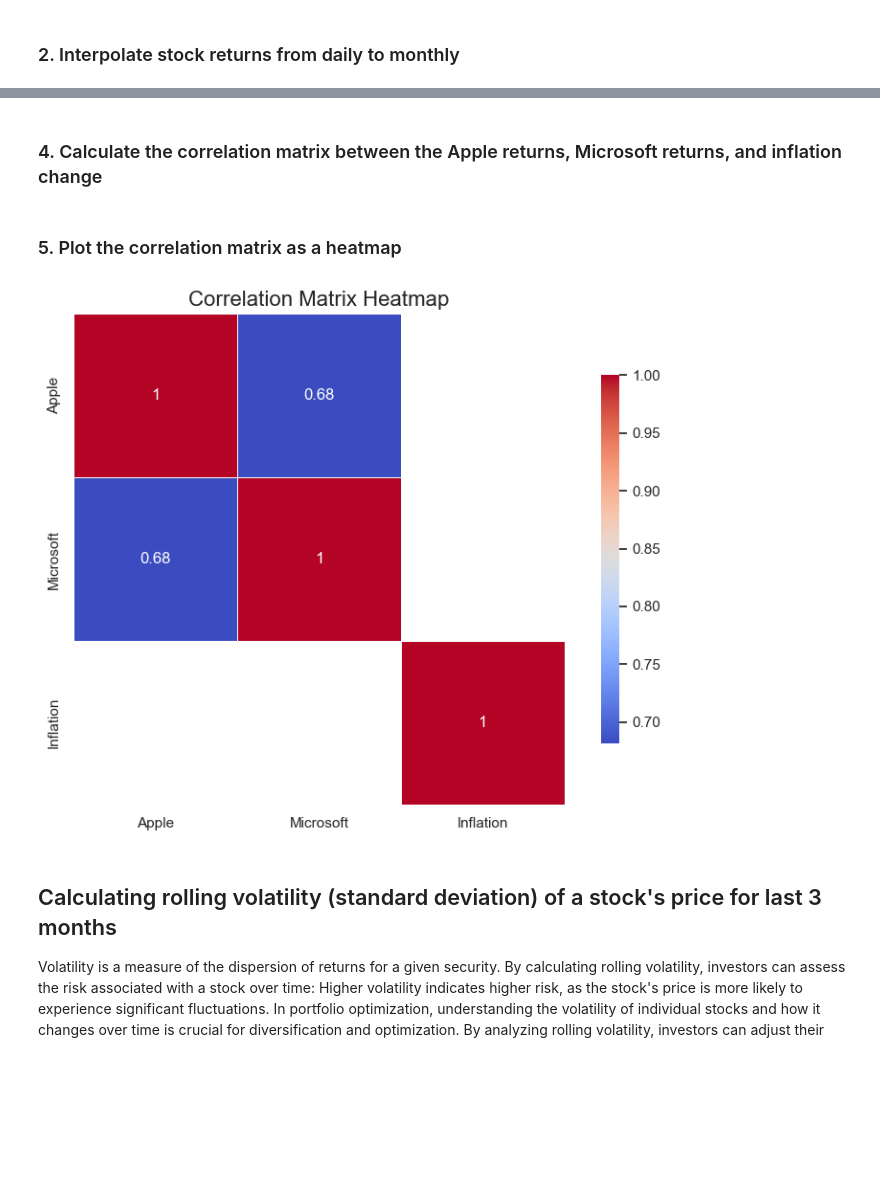
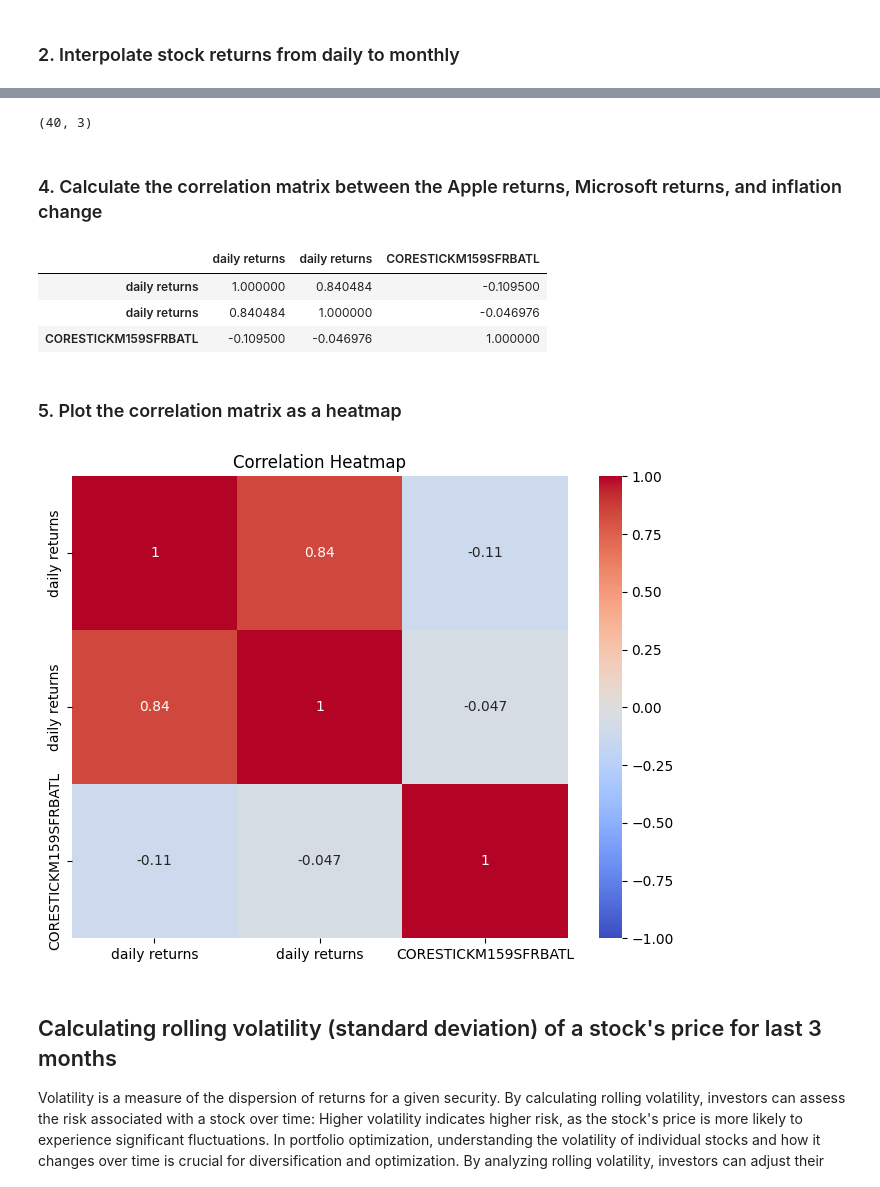
Before and after one commit to bigboy92/fend-matching-game, a Jupyter notebook: Preparing-for-data-analysis-project-student.ipynb, the cells around one changed output, grey strips where cells are left out. Saved outputs shown, nothing was run; the diff lists cells and outputs as text; code cells hidden in the pictures; blank space fills up the shorter version.

```diff
--- a/Preparing-for-data-analysis-project-student.ipynb
+++ b/Preparing-for-data-analysis-project-student.ipynb
@@ -340,8 +391,9 @@ This will require several steps:
 ### 1. Calculate returns for Microsoft / Apple and the monthly change in inflation
 # %%
 # Calculate daily returns for Apple and Microsoft and the percent change in inflation from month to month
-Apple_Returns= Historical_Price_Apple_without_missing_data['Close/Last'].pct_change()
-Microsoft_Returns= Historical_Price_Microsoft['Close/Last'].pct_change()
-Inflation_Returns= inflation_data['CORESTICKM159SFRBATL'].pct_change() * 100
+
+apple_df['daily returns'] = apple_df['Close/Last'].pct_change()
+microsoft_df['daily returns'] = microsoft_df['Close/Last'].pct_change()
+inflation_df['change in monthly inflation'] = inflation_df['CORESTICKM159SFRBATL'].pct_change()
 # %% [markdown]
 ### 2. Interpolate stock returns from daily to monthly
@@ -357,0 +400,3 @@ monthly_Microsoft = Historical_Price_Microsoft.resample('ME').interpolate(method
+# %%
+apple_df_monthly_resample = (apple_df['daily returns']+1).resample('ME').prod() -1
+microsoft_df_monthly_resample = (microsoft_df['daily returns'] +1).resample('ME').prod() - 1
@@ -358,12 +412,2 @@ monthly_Microsoft = Historical_Price_Microsoft.resample('ME').interpolate(method
 # %%
-Merge_the_dataframes = pd.merge(monthly_apple,monthly_Microsoft, on="Date", how="inner")
-Correlation_Apple_Microsoft = monthly_apple["Close/Last"].corr(monthly_Microsoft["Close/Last"])
-print(Correlation_Apple_Microsoft)
-plt.figure(figsize=(10, 6))
-sns.regplot(x=monthly_apple["Close/Last"], y=monthly_Microsoft["Close/Last"],
-            scatter_kws={'alpha':0.5}, line_kws={'color':'red'})
-plt.title("Plot of Daily Returns: Apple vs. Microsoft")
-plt.xlabel("Apple Daily Return")
-plt.ylabel("Microsoft Daily Return")
-plt.grid(True)
-plt.show()
+apple_microsoft_inflation_df = pd.concat([apple_df_monthly_resample,microsoft_df_monthly_resample,inflation_df_monthly],axis=1)
@@ -373,26 +414,34 @@ plt.show()
+# %%
+apple_microsoft_inflation_df = apple_microsoft_inflation_df.dropna()
+apple_microsoft_inflation_df.shape
+# %% [output]
+(40, 3)
 # %% [markdown]
 ### 4. Calculate the correlation matrix between the Apple returns, Microsoft returns, and inflation change
 # %%
 # Calculate correlation matrix
-Apple_Returns = Apple_Returns.rename("Apple")
-Microsoft_Returns = Microsoft_Returns.rename("Microsoft")
-Inflation_Returns = Inflation_Returns.rename("Inflation")
-apple_microsoft_inflation_returns = pd.concat([Apple_Returns, Microsoft_Returns, Inflation_Returns], axis=1)
-apple_microsoft_inflation_returns.dropna()
-correlation_matrix = apple_microsoft_inflation_returns.corr()
+apple_microsoft_inflation_df.corr()
+# %% [output]
+|  | daily returns | daily returns | CORESTICKM159SFRBATL |
+| daily returns | 1.000000 | 0.840484 | -0.109500 |
+| daily returns | 0.840484 | 1.000000 | -0.046976 |
+| CORESTICKM159SFRBATL | -0.109500 | -0.046976 | 1.000000 |
 # %% [markdown]
 ### 5. Plot the correlation matrix as a heatmap
 # %%
 # Plot heatmap
-sns.set(style="white")
+df = apple_microsoft_inflation_df
+
+# Calculate the correlation matrix
+correlation_matrix = df.corr()
+
+# Create a heatmap
 plt.figure(figsize=(8, 6))
-heatmap = sns.heatmap(correlation_matrix, annot=True, cmap="coolwarm", linewidths=0.5, square=True,cbar_kws={"shrink": 0.75})
-
-plt.title("Correlation Matrix Heatmap", fontsize=16)
-plt.tight_layout()  # Adjust layout for better spacing
+sns.heatmap(correlation_matrix, annot=True, cmap='coolwarm', vmin=-1, vmax=1)
+plt.title('Correlation Heatmap')
 plt.show()
 # %% [output]
-[figure, old version]
+[figure, new version]
 # %% [markdown]
 ## Calculating rolling volatility (standard deviation) of a stock's price for last 3 months
 
```
Also changed, not shown: parts of 39 cells of this notebook.
